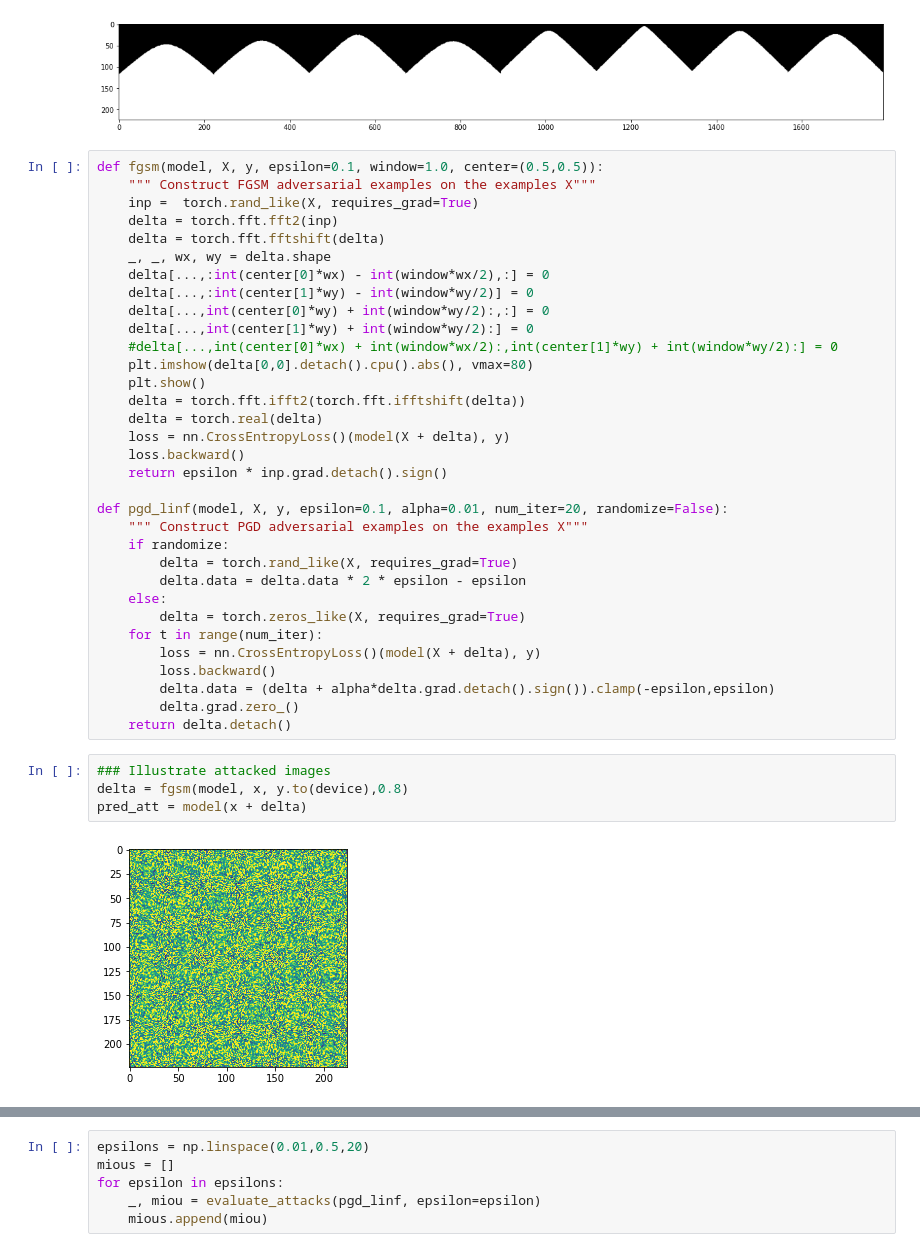
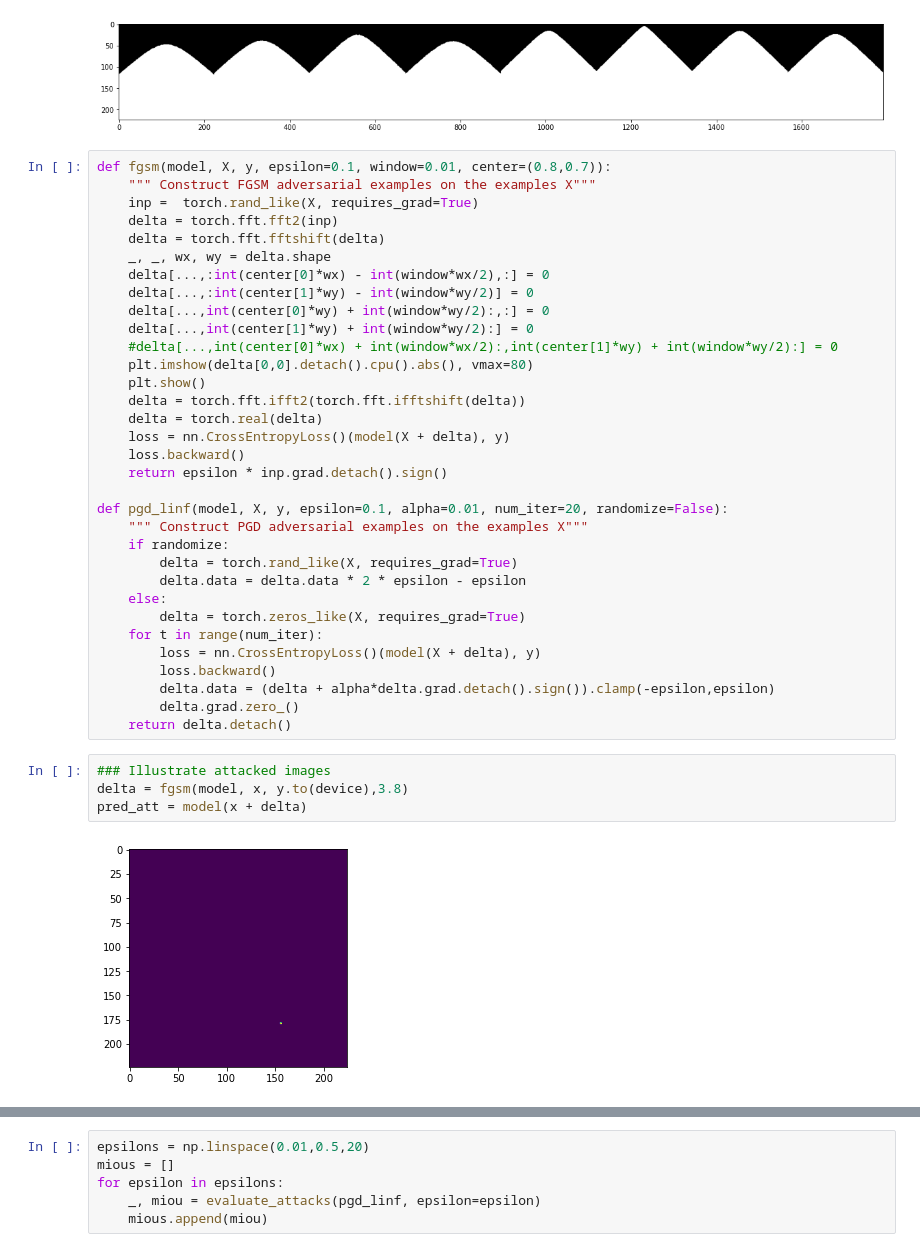
Before and after one commit to makamoa/seismic, a Jupyter notebook: src/AdversarialAttacks.ipynb, the cells around one changed output, grey strips where cells are left out. Cells and saved outputs as stored; diff of their text form.

```diff
--- a/src/AdversarialAttacks.ipynb
+++ b/src/AdversarialAttacks.ipynb
@@ -112,7 +112,7 @@ WARNING: Clipping input data to the valid range for imshow with RGB data ([0..1]
 [figure]
 [figure]
 # %%
-def fgsm(model, X, y, epsilon=0.1, window=1.0, center=(0.5,0.5)):
+def fgsm(model, X, y, epsilon=0.1, window=0.01, center=(0.8,0.7)):
     """ Construct FGSM adversarial examples on the examples X"""
     inp =  torch.rand_like(X, requires_grad=True)
     delta = torch.fft.fft2(inp)
@@ -146,10 +146,10 @@ def pgd_linf(model, X, y, epsilon=0.1, alpha=0.01, num_iter=20, randomize=False)
     return delta.detach()
 # %%
 ### Illustrate attacked images
-delta = fgsm(model, x, y.to(device),0.8)
+delta = fgsm(model, x, y.to(device),3.8)
 pred_att = model(x + delta)
 # %% [output]
-[figure, old version]
+[figure, new version]
 # %%
 figure(figsize=(20,20)); imshow(torchvision.utils.make_grid((x + delta).detach().cpu(), padding=0)[0,...][None,...].permute((1, 2, 0)), cmap='seismic')
 figure(figsize=(20,20)); imshow(torchvision.utils.make_grid(delta.cpu(), padding=0)[0,...][None,...].permute((1, 2, 0)), cmap='seismic')
```
Also changed, not shown: parts of 2 cells of this notebook.
